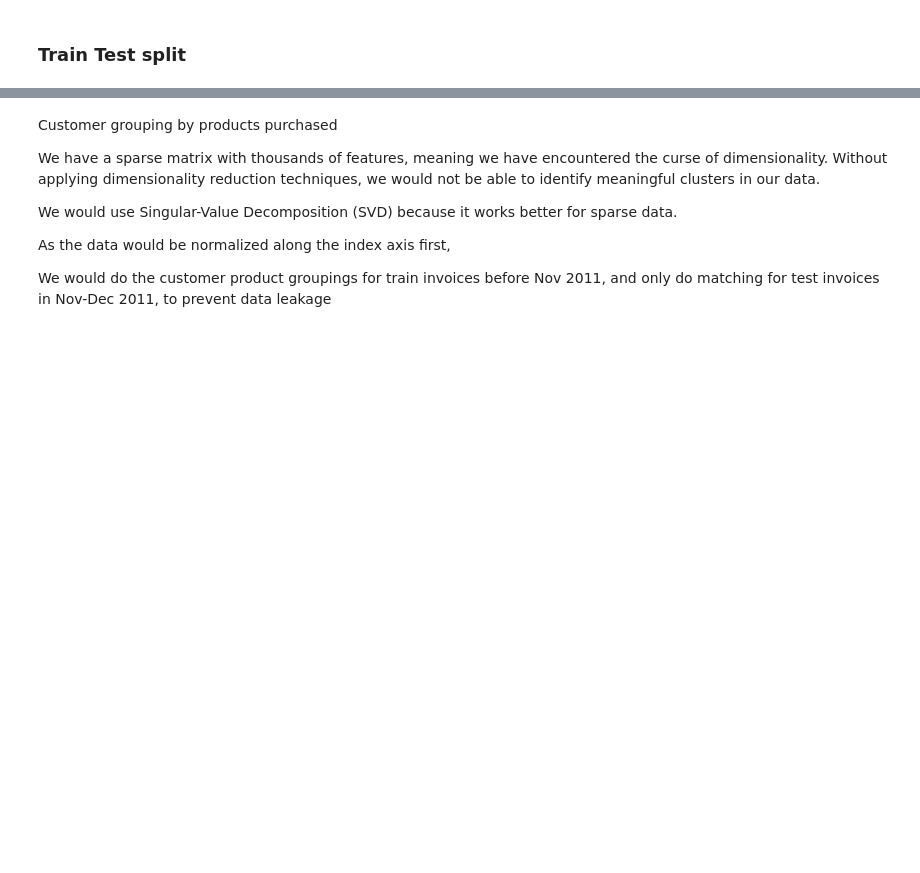
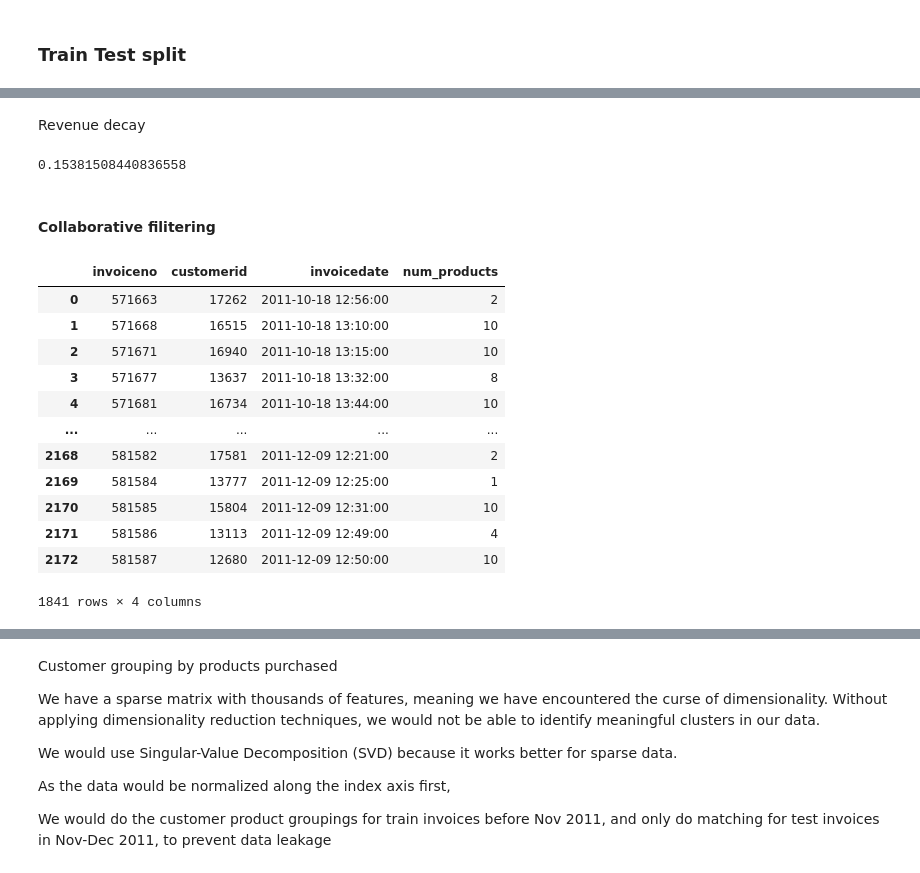
Before and after one commit to samuel-ang/product-recommender, a Jupyter notebook: code/3. Modelling.ipynb, the cells around one changed output, grey strips where cells are left out. Drawn from its saved outputs; the diff is of its cells as text; code cells hidden in the pictures; blank space fills up the shorter version.

```diff
--- a/code/3. Modelling.ipynb
+++ b/code/3. Modelling.ipynb
@@ -230,0 +363,2 @@ plt.plot(test_invoice_rev.index ,test_invoice_rev['total_revenue'] )
+# %% [markdown]
+Revenue decay
@@ -230,0 +427,9 @@ plt.plot(test_invoice_rev.index ,test_invoice_rev['total_revenue'] )
+# %%
+predict = pd.DataFrame(predict_data, columns=['customerid','stockcode_caps','revenue'])
+predict['cust_stock'] = predict['customerid'] + '/' + predict['stockcode_caps']
+test_data['prediction'] = test_data['cust_stock'].isin(predict['cust_stock'])
+test_data[test_data['prediction']==True]['revenue'].sum() / test_data['revenue'].sum()
+# %% [output]
+0.15381508440836558
+# %% [markdown]
+#### Collaborative filitering
@@ -230,0 +444,16 @@ plt.plot(test_invoice_rev.index ,test_invoice_rev['total_revenue'] )
+# %%
+cust_with_prior_sales
+# %% [output]
+|  | invoiceno | customerid | invoicedate | num_products |
+| 0 | 571663 | 17262 | 2011-10-18 12:56:00 | 2 |
+| 1 | 571668 | 16515 | 2011-10-18 13:10:00 | 10 |
+| 2 | 571671 | 16940 | 2011-10-18 13:15:00 | 10 |
+| 3 | 571677 | 13637 | 2011-10-18 13:32:00 | 8 |
+| 4 | 571681 | 16734 | 2011-10-18 13:44:00 | 10 |
+| ... | ... | ... | ... | ... |
+| 2168 | 581582 | 17581 | 2011-12-09 12:21:00 | 2 |
+| 2169 | 581584 | 13777 | 2011-12-09 12:25:00 | 1 |
+| 2170 | 581585 | 15804 | 2011-12-09 12:31:00 | 10 |
+| 2171 | 581586 | 13113 | 2011-12-09 12:49:00 | 4 |
+| 2172 | 581587 | 12680 | 2011-12-09 12:50:00 | 10 |
+1841 rows × 4 columns
```
Also changed, not shown: parts of 42 cells of this notebook, 2 other files.
